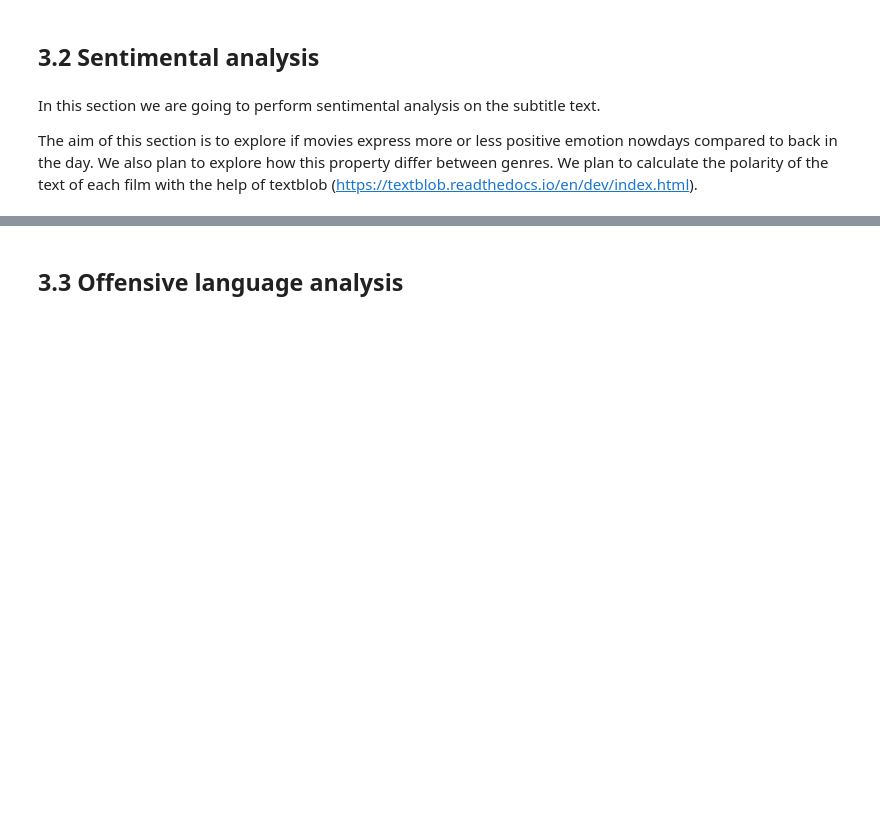
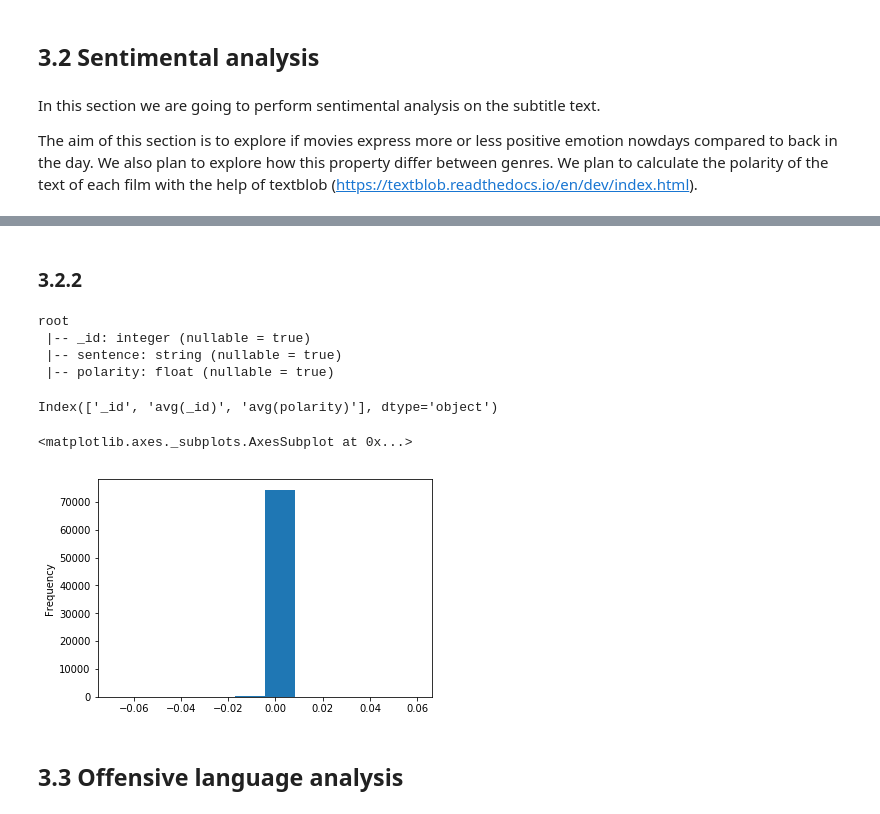
Before and after one commit to RobertInjac/ADA-Project-2018-OpenSubtitles, a Jupyter notebook: Project.ipynb, the cells around one changed output, grey strips where cells are left out. Drawn from its saved outputs; the diff is of its cells as text; code cells hidden in the pictures; blank space fills up the shorter version.

```diff
--- a/Project.ipynb
+++ b/Project.ipynb
@@ -973,3 +1065,26 @@ sentiment_df.write.parquet('./sentiment_final.parquet')
+# %% [markdown]
+### 3.2.2
+# %%
+sentiment_df = spark.read.parquet('./datasets/sentiment_final.parquet')
+sentiment_df.printSchema()
+# %% [output]
+root
+ |-- _id: integer (nullable = true)
+ |-- sentence: string (nullable = true)
+ |-- polarity: float (nullable = true)
+# %%
+# THE DATAFRAME IS TO BIG TO TRANSFORM INTO PANDAS WITHOUT DOING AGGREGATION!
+sentiment_df = sentiment_df.groupby('_id').mean()
+sentiment_df = sentiment_df.toPandas()
+# %%
+sentiment_df.columns
+# %% [output]
+Index(['_id', 'avg(_id)', 'avg(polarity)'], dtype='object')
+# %%
+sentiment_df['avg(polarity)'].plot.hist()
+# %% [output]
+<matplotlib.axes._subplots.AxesSubplot at 0x...>
+[figure, added]
 # %% [markdown]
 ## 3.3 Offensive language analysis
 # %% [markdown]
```
Also changed, not shown: parts of 45 cells of this notebook.
